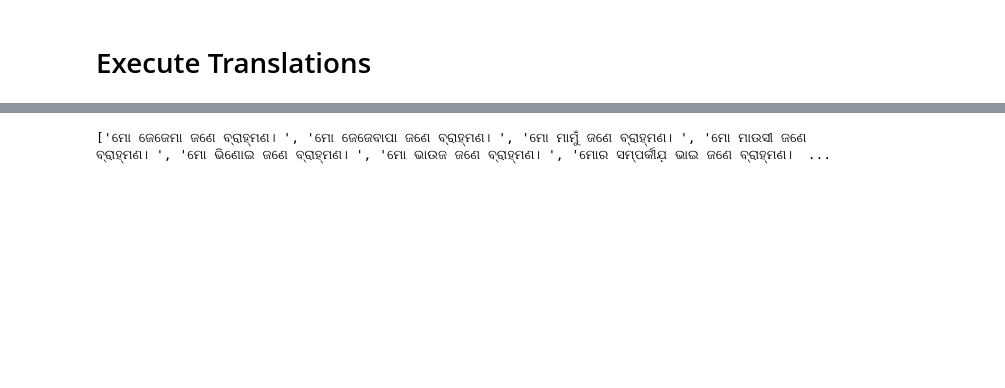
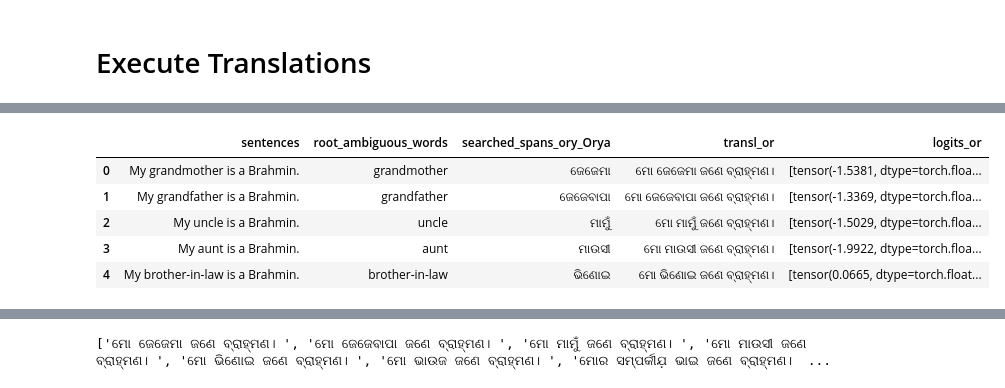
Before and after one commit to sofia100/Multilingual_project, a Jupyter notebook: logits_custom_test.ipynb, the cells around one changed output, grey strips where cells are left out. Cells and saved outputs as stored; diff of their text form; code cells hidden in the pictures; blank space fills up the shorter version.

Commit message:
span encodings code

```diff
--- a/logits_custom_test.ipynb
+++ b/logits_custom_test.ipynb
@@ -185,11 +185,14 @@ def get_logits_for_span(logits, translations, tokenizer, search_spans, span_enco
 # %%
 def get_search_spans(inp_sents, tgt_lang, translations):
     search_spans= []
+    root_amb_words=[]
+    # print("inp_sents", inp_sents)
     for idx, inp in enumerate(inp_sents):
         # check which word from ambiguos_Wwords in present in the input sentence
         for word in ambiguos_words:
             if word in inp:
                 curr_amb_word= word
+        root_amb_words.append(curr_amb_word)
 
         # get the possible relations for the current ambiguous word
         possible_relations= pir[curr_amb_word][tgt_lang].keys()
@@ -205,7 +208,7 @@ def get_search_spans(inp_sents, tgt_lang, translations):
             print("No relation found in the translation for the word", curr_amb_word, "in", tgt_lang, "in the sentence", translations[idx])
             search_spans.append(translations[idx][0])
     print("Search spans are", search_spans)
-    return search_spans
+    return root_amb_words, search_spans
 # %%
 
 
@@ -213,6 +216,8 @@ def get_search_spans(inp_sents, tgt_lang, translations):
 def batch_translate(input_sentences, src_lang, tgt_lang, model, tokenizer, ip, span_encodings):
     translations = []
     start_logits = []
+    root_amb_words = []
+    searched_spans = []
     for i in tqdm(range(0, len(input_sentences), BATCH_SIZE)):
         batch = input_sentences[i : i + BATCH_SIZE]
         # Preprocess the batch and extract entity mappings
@@ -267,12 +272,14 @@ def batch_translate(input_sentences, src_lang, tgt_lang, model, tokenizer, ip, s
 
         print("1st decoded_op: ", decoded_op[0])
         # Postprocess the translations, including entity replacement
-        translations += ip.postprocess_batch(decoded_op, lang=tgt_lang)
+        transl = ip.postprocess_batch(decoded_op, lang=tgt_lang)
 
-        print("translations: ", translations)
+        print("translations: ", transl)
 
 
-        search_spans = get_search_spans(batch,  tgt_lang, translations)
+        root_words, search_spans = get_search_spans(batch,  tgt_lang, transl)
+        searched_spans += search_spans
+        root_amb_words += root_words
         print("length search_spans: ", len(search_spans))
         best_logits = resolve_logits_for_best_beam(outputs, num_beams=5)
         # print("length best_logits: ",len(best_logits))
@@ -280,11 +287,11 @@ def batch_translate(input_sentences, src_lang, tgt_lang, model, tokenizer, ip, s
 
         start_logits += get_logits_for_span(best_logits, outputs.sequences, tokenizer, search_spans, span_encodings, tgt_lang)
         # start_logits += get_logits_for_span(best_logits, translations, tokenizer, search_spans)
-
+        translations += transl
         del inputs
         torch.cuda.empty_cache()
 
-    return translations, start_logits
+    return translations, start_logits, root_amb_words, searched_spans
 # %%
 lang_script_list = [
                            'ory_Orya',
@@ -457,12 +344,17 @@ translations:  ['பாட்டி ', 'தாத்தா. ', 'மாமா ',
 # Execute Translations
 # %%
 src_lang = "eng_Latn"
+output_trnsl={}
+output_logits={}
 
 for lang in lang_script_list:
     tgt_lang = lang
     print(lang)
-    translations, logits = batch_translate(sents, src_lang, tgt_lang, en_indic_model, en_indic_tokenizer, ip_en_ind, span_encodings)
-
+    if tgt_lang != 'ory_Orya':
+        continue
+    translations, logits, root_amb_words, searched_spans = batch_translate(sents, src_lang, tgt_lang, en_indic_model, en_indic_tokenizer, ip_en_ind, span_encodings)
+    output_trnsl[lang] = translations
+    output_logits[lang] = logits
 
     # # save hindi translations to a file test_translations_hin.txt
     # with open('test_translations/indic_trans2/test_transl_it2_'+lang+'.txt', 'w') as f:
@@ -495,0 +421,23 @@ FileNotFoundError: [Errno 2] No such file or directory: 'test_trasnlations/indic
+# %%
+# dataframe from the translations, logits and the root ambiguous words, searched spans
+import pandas as pd
+
+df = pd.DataFrame()
+df['sentences'] = sents
+df['root_ambiguous_words'] = root_amb_words
+for lang in lang_script_list:
+    if lang != 'ory_Orya':
+        continue
+    # following 2 can be commented out to reduce the size of the dataframe
+    df['searched_spans_'+lang] = searched_spans
+    df['transl_'+lang_code_map[lang]] = output_trnsl[lang]
+    df['logits_'+lang_code_map[lang]] = output_logits[lang]
+
+df.head()
+# %% [output]
+|  | sentences | root_ambiguous_words | searched_spans_ory_Orya | transl_or | logits_or |
+| 0 | My grandmother is a Brahmin. | grandmother | ଜେଜେମା | ମୋ ଜେଜେମା ଜଣେ ବ୍ରାହ୍ମଣ। | [tensor(-1.5381, dtype=torch.floa... |
+| 1 | My grandfather is a Brahmin. | grandfather | ଜେଜେବାପା | ମୋ ଜେଜେବାପା ଜଣେ ବ୍ରାହ୍ମଣ। | [tensor(-1.3369, dtype=torch.floa... |
+| 2 | My uncle is a Brahmin. | uncle | ମାମୁଁ | ମୋ ମାମୁଁ ଜଣେ ବ୍ରାହ୍ମଣ। | [tensor(-1.5029, dtype=torch.floa... |
+| 3 | My aunt is a Brahmin. | aunt | ମାଉସୀ | ମୋ ମାଉସୀ ଜଣେ ବ୍ରାହ୍ମଣ। | [tensor(-1.9922, dtype=torch.floa... |
+| 4 | My brother-in-law is a Brahmin. | brother-in-law | ଭିଣୋଇ | ମୋ ଭିଣୋଇ ଜଣେ ବ୍ରାହ୍ମଣ। | [tensor(0.0665, dtype=torch.float... |
```
Also changed, not shown: parts of 14 cells of this notebook, 2 other files.
